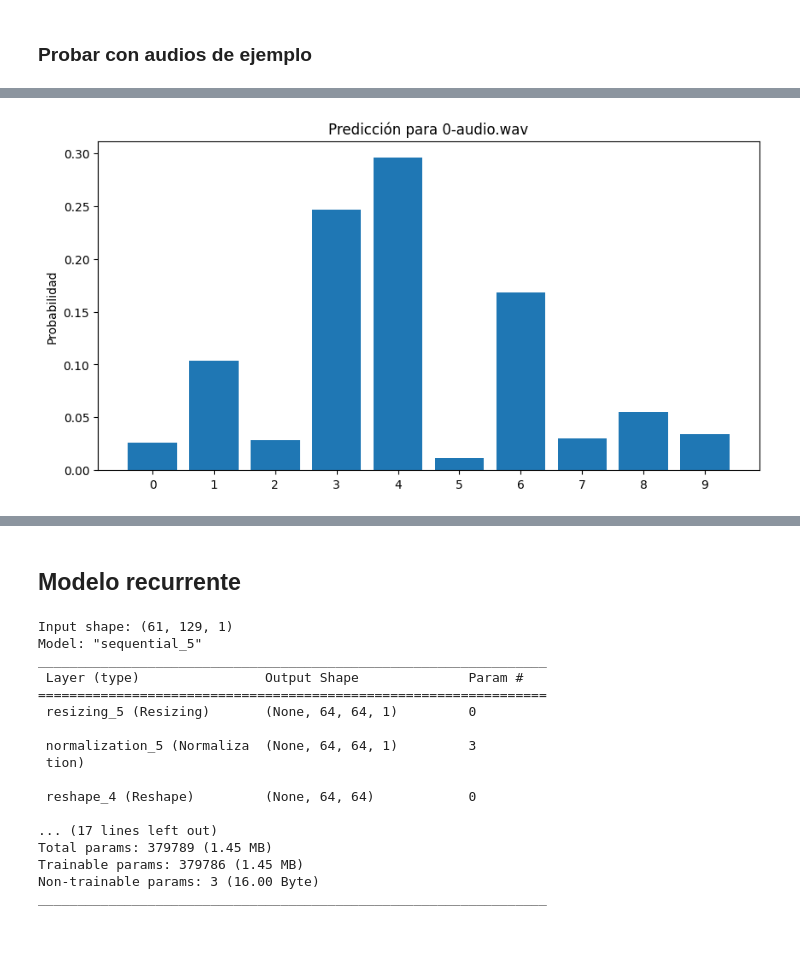
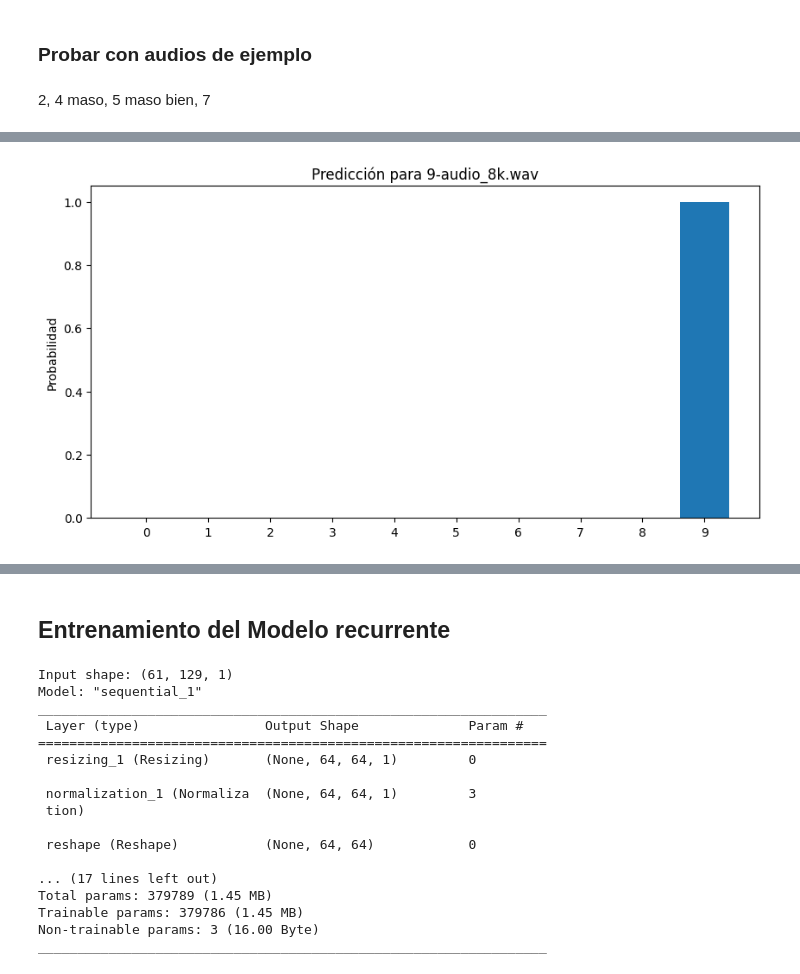
Before and after one commit to Nicolas-Noir/AA2-TUIA-2025, a Jupyter notebook: Ejercicio-1/ejercicio1.ipynb, the cells around one changed output, grey strips where cells are left out. Saved outputs shown, nothing was run; the diff lists cells and outputs as text; code cells hidden in the pictures; blank space fills up the shorter version.

```diff
--- a/Ejercicio-1/ejercicio1.ipynb
+++ b/Ejercicio-1/ejercicio1.ipynb
@@ -119,14 +122,12 @@ Filename: 2_nicolas_23.wav
 # %%
 def get_spectrogram(waveform):
-  # Convert the waveform to a spectrogram via a STFT.
+
   waveform = tf.cast(waveform, tf.float32)
-  spectrogram = tf.signal.stft(
-      waveform, frame_length=255, frame_step=128)
-  # Obtain the magnitude of the STFT.
+
+  spectrogram = tf.signal.stft(waveform, frame_length=255, frame_step=128)
+
   spectrogram = tf.abs(spectrogram)
-  # Add a `channels` dimension, so that the spectrogram can be used
-  # as image-like input data with convolution layers (which expect
-  # shape (`batch_size`, `height`, `width`, `channels`).
+
   spectrogram = spectrogram[..., tf.newaxis]
   return spectrogram
 # %% [markdown]
@@ -287,12 +278,12 @@ for i, example in enumerate(df_train_norm.take(10)):
     audio = example['audio'].numpy()
     label = example['label'].numpy()
 
-    spectrogram = get_spectrogram(audio).numpy()  # Asumimos que esta función ya está definida
+    spectrogram = get_spectrogram(audio).numpy()
 
     ax = plt.subplot(5, 2, i + 1)
     plot_spectrogram(spectrogram, ax)
     ax.set_title(f'Número {label}')
-    ax.axis('off')  # Oculta ejes si querés que se vea más limpio
+
 
 plt.tight_layout()
 plt.show()
@@ -455,12 +461,16 @@ import os
+# %% [markdown]
+2, 4 maso, 5 maso bien, 7
 # %%
 data_dir = 'audios_ejemplo'
-audio_ejemplo = '0-audio.wav'
+audio_ejemplo = '9-audio_8k.wav'
 
 file_path = os.path.join(data_dir, audio_ejemplo)
 
 audio_binary = tf.io.read_file(file_path)
 
 audio, sample_rate = tf.audio.decode_wav(audio_binary, desired_channels=1, desired_samples=8000)
+
+audio = audio*32767
 
 waveform = tf.squeeze(audio, axis=-1)
 
@@ -486,7 +496,7 @@ display.display(display.Audio(waveform.numpy(), rate=sample_rate.numpy()))
-[figure, old version]
+[figure, new version]
 [interactive output not drawn]
 # %% [markdown]
-## Modelo recurrente
+## Entrenamiento del Modelo recurrente
 # %%
 input_shape = example_spectrograms.shape
 print('Input shape:', input_shape)
@@ -517,16 +527,16 @@ model_recurrente = models.Sequential([
 model_recurrente.summary()
 # %% [output]
 Input shape: (61, 129, 1)
-Model: "sequential_5"
+Model: "sequential_1"
 _________________________________________________________________
  Layer (type)                Output Shape              Param #
 =================================================================
- resizing_5 (Resizing)       (None, 64, 64, 1)         0
+ resizing_1 (Resizing)       (None, 64, 64, 1)         0
 
- normalization_5 (Normaliza  (None, 64, 64, 1)         3
+ normalization_1 (Normaliza  (None, 64, 64, 1)         3
  tion)
 
- reshape_4 (Reshape)         (None, 64, 64)            0
+ reshape (Reshape)           (None, 64, 64)            0
 
 ... (17 lines left out)
 Total params: 379789 (1.45 MB)
```
Also changed, not shown: parts of 30 cells of this notebook, 11 other files.
